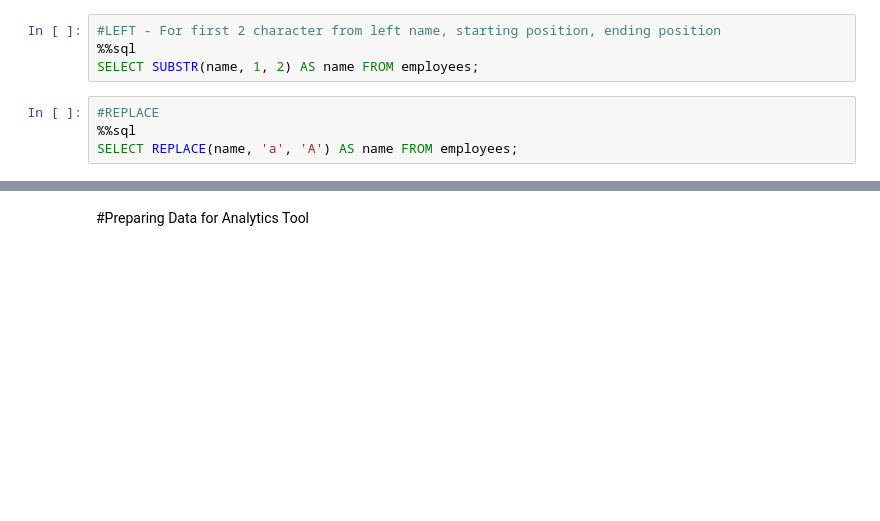
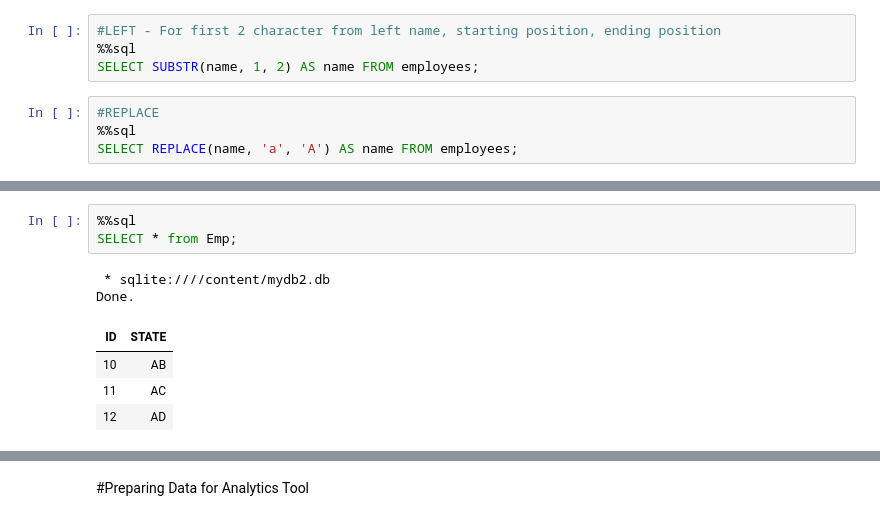
Before and after one commit to salemprakash/FoDS-Fall-2025-26, a Jupyter notebook: Module 2 Sql.ipynb, the cells around one changed output, grey strips where cells are left out. Cells and saved outputs as stored; diff of their text form; blank space fills up the shorter version.

```diff
--- a/Module 2 Sql.ipynb
+++ b/Module 2 Sql.ipynb
@@ -146,0 +193,10 @@ SELECT REPLACE(name, 'a', 'A') AS name FROM employees;
+# %%
+%%sql
+SELECT * from Emp;
+# %% [output]
+ * sqlite:////content/mydb2.db
+Done.
+| ID | STATE |
+| 10 | AB |
+| 11 | AC |
+| 12 | AD |
```
Also changed, not shown: parts of 10 cells of this notebook.
